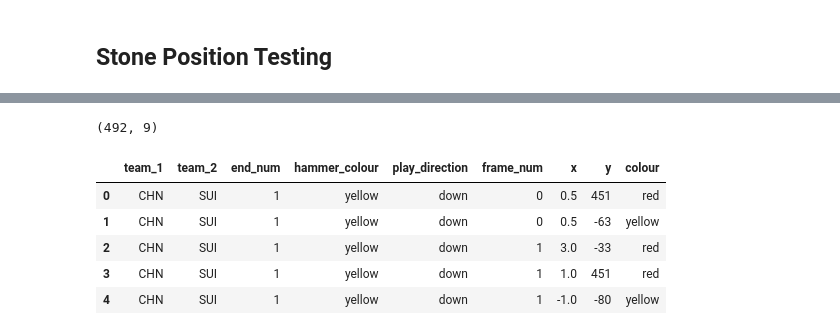
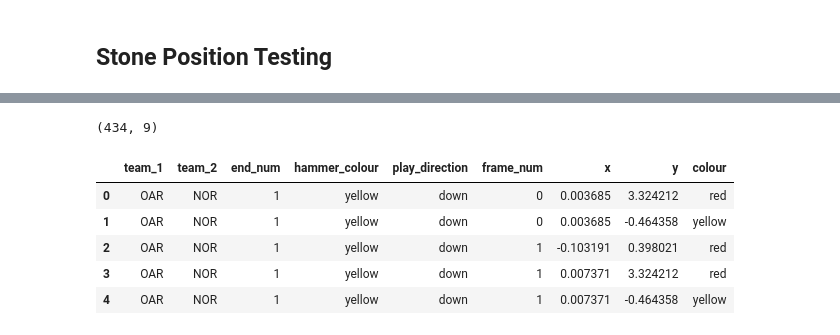
Before and after one commit to NWNHT/curling, a Jupyter notebook: src/db_testing.ipynb, the cells around one changed output, grey strips where cells are left out. Saved outputs shown, nothing was run; the diff lists cells and outputs as text; code cells hidden in the pictures.

```diff
--- a/src/db_testing.ipynb
+++ b/src/db_testing.ipynb
@@ -5,3 +5,6 @@ import plotnine as gg
 
 from CurlingDB import CurlingDB
 from utils.PlotnineElements import PlotnineElements as pe, blank
+# %%
+pd.set_option('display.max_columns', 500)
+pd.set_option('display.max_rows', 500)
@@ -11,0 +27,3 @@ db = CurlingDB()
+# %%
+# db = CurlingDB()
+db = CurlingDB(db_name='world_curling.db')
@@ -45,24 +104,24 @@ size = 5
 # %%
 match_summary_cmd = """
 SELECT m.team_1, m.team_2, e.num, e.hammer_colour, e.direction, p.frame_num, s.x, s.y, s.colour
 FROM Stone s
-JOIN Position p
+RIGHT JOIN Position p
 ON s.position_id = p.position_id
 JOIN End e
 ON p.end_id = e.end_id
 JOIN Match m
 ON e.match_id = m.match_id
 WHERE m.match_id = ?
 """
-db.execute_query(match_summary_cmd, (1,))
+db.execute_query(match_summary_cmd, (485,))
 match_summary = pd.DataFrame(db.cursor.fetchall(), columns=['team_1', 'team_2', 'end_num', 'hammer_colour', 'play_direction', 'frame_num', 'x', 'y', 'colour'])
 print(match_summary.shape)
 match_summary.head()
 # %% [output]
-(492, 9)
+(434, 9)
 |  | team_1 | team_2 | end_num | hammer_colour | play_direction | frame_num | x | y | colour |
-| 0 | CHN | SUI | 1 | yellow | down | 0 | 0.5 | 451 | red |
-| 1 | CHN | SUI | 1 | yellow | down | 0 | 0.5 | -63 | yellow |
-| 2 | CHN | SUI | 1 | yellow | down | 1 | 3.0 | -33 | red |
-| 3 | CHN | SUI | 1 | yellow | down | 1 | 1.0 | 451 | red |
-| 4 | CHN | SUI | 1 | yellow | down | 1 | -1.0 | -80 | yellow |
+| 0 | OAR | NOR | 1 | yellow | down | 0 | 0.003685 | 3.324212 | red |
+| 1 | OAR | NOR | 1 | yellow | down | 0 | 0.003685 | -0.464358 | yellow |
+| 2 | OAR | NOR | 1 | yellow | down | 1 | -0.103191 | 0.398021 | red |
+| 3 | OAR | NOR | 1 | yellow | down | 1 | 0.007371 | 3.324212 | red |
+| 4 | OAR | NOR | 1 | yellow | down | 1 | 0.007371 | -0.464358 | yellow |
```
Also changed, not shown: parts of 24 cells of this notebook, 9 other files.
